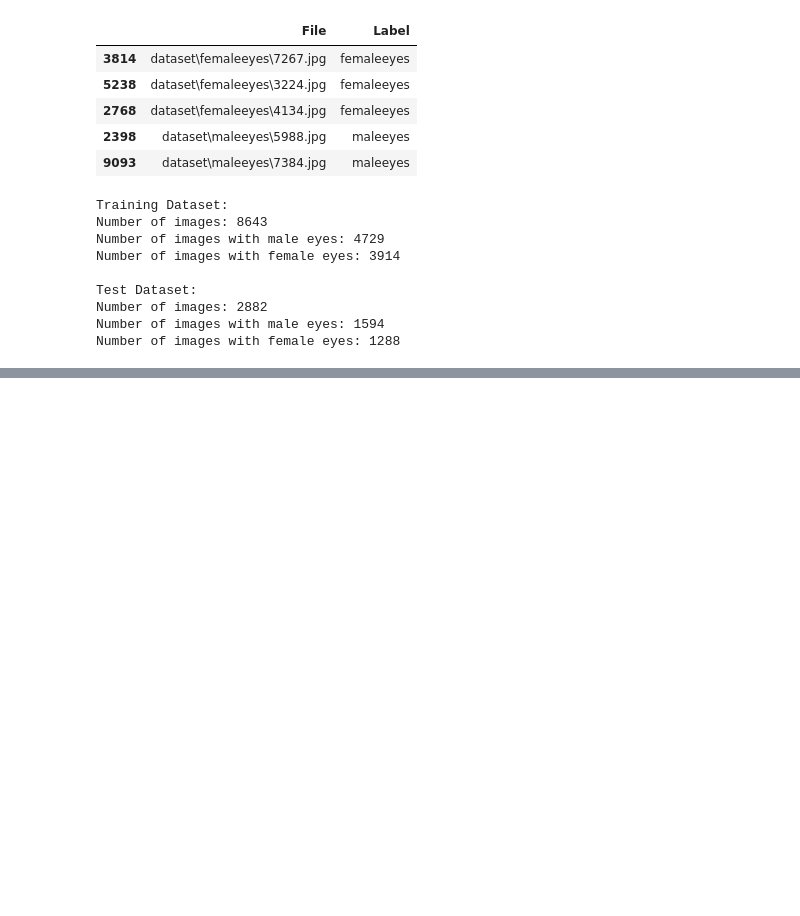
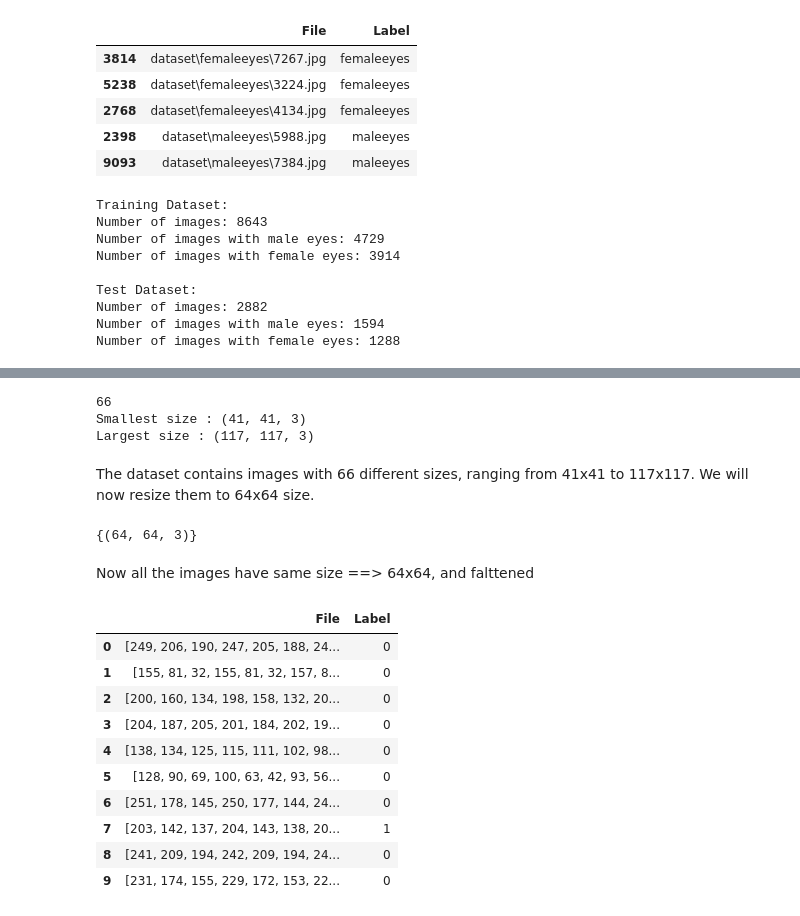
Before and after one commit to VaderSame/eyes-classification, a Jupyter notebook: Project3-200543129_Semal_Shastri.ipynb, the cells around one changed output, grey strips where cells are left out. Saved outputs shown, nothing was run; the diff lists cells and outputs as text; code cells hidden in the pictures; blank space fills up the shorter version.

```diff
--- a/Project3-200543129_Semal_Shastri.ipynb
+++ b/Project3-200543129_Semal_Shastri.ipynb
@@ -138,5 +201,56 @@ Number of images with female eyes: 1288
+# %%
+# Check how many different sized images are there
+
+size_list=set() # empty set for checking total different sizes of images
+
+for x in range(len(df['File'])):
+    size_list.add(plt.imread(df["File"][x]).shape)
+
+print(len(size_list))
+print('Smallest size :', list(sorted(size_list))[0])
+print('Largest size :', list(sorted(size_list))[-1])
+# %% [output]
+66
+Smallest size : (41, 41, 3)
+Largest size : (117, 117, 3)
+# %% [markdown]
+The dataset contains images with 66 different sizes, ranging from 41x41 to 117x117. We will now resize them to 64x64 size.
+# %%
+# Convert image path to array of image using cv2
+size = (64,64)
+df1 = df.copy()
+
+size_list = set()
+for i in range(len(df)):
+    image=cv2.imread(df['File'][i])
+    image=cv2.resize(image,size)
+    image = cv2.cvtColor(image, cv2.COLOR_BGR2RGB)
+    size_list.add(image.shape)
+    df1['File'][i] = image.flatten()
+# %%
+# check shape after resizing
+
+size_list
+# %% [output]
+{(64, 64, 3)}
+# %% [markdown]
+Now all the images have same size ==> 64x64, and falttened
 # %%
 # converting the Label to a numeric format for testing later...
 LE = LabelEncoder()
 
-y_test = LE.fit_transform(testset_df["Label"])
+df1['Label'] = np.asarray(LE.fit_transform(df1["Label"]))
+
+display(df1.head(10))
+# %% [output]
+|  | File | Label |
+| 0 | [249, 206, 190, 247, 205, 188, 24... | 0 |
+| 1 | [155, 81, 32, 155, 81, 32, 157, 8... | 0 |
+| 2 | [200, 160, 134, 198, 158, 132, 20... | 0 |
+| 3 | [204, 187, 205, 201, 184, 202, 19... | 0 |
+| 4 | [138, 134, 125, 115, 111, 102, 98... | 0 |
+| 5 | [128, 90, 69, 100, 63, 42, 93, 56... | 0 |
+| 6 | [251, 178, 145, 250, 177, 144, 24... | 0 |
+| 7 | [203, 142, 137, 204, 143, 138, 20... | 1 |
+| 8 | [241, 209, 194, 242, 209, 194, 24... | 0 |
+| 9 | [231, 174, 155, 229, 172, 153, 22... | 0 |
```
Also changed, not shown: parts of 20 cells of this notebook, 1 other file.
